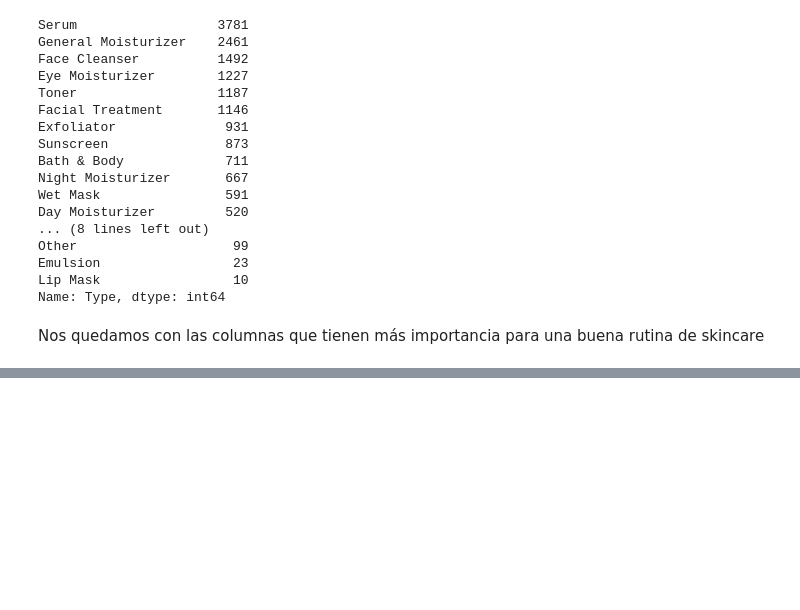
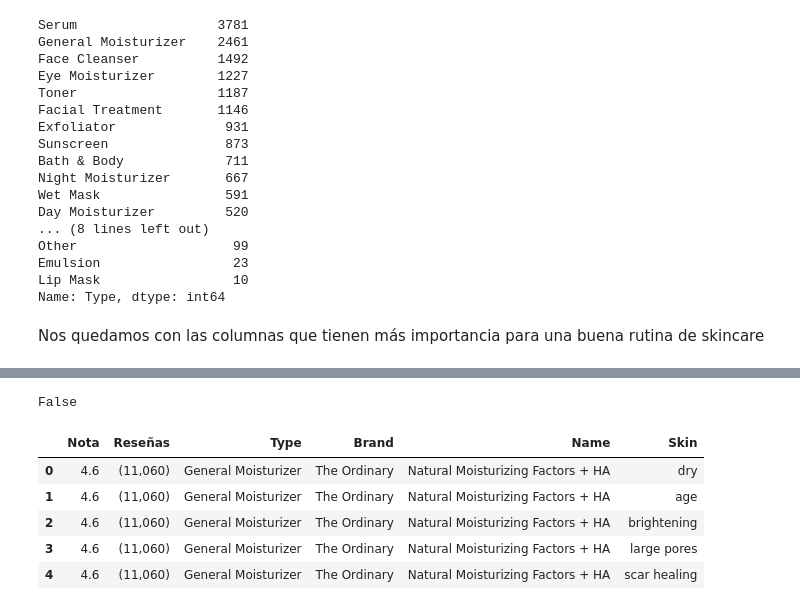
Before and after one commit to cristina-apostol/Skinbot-ML, a Jupyter notebook: Limpieza datos.ipynb, the cells around one changed output, grey strips where cells are left out. Cells and saved outputs as stored; diff of their text form; code cells hidden in the pictures; blank space fills up the shorter version.

```diff
--- a/Limpieza datos.ipynb
+++ b/Limpieza datos.ipynb
@@ -649,0 +589,2 @@ TypeError: object of type 'NoneType' has no len()
+# %%
+rev = pd.DataFrame(reviews)
@@ -649,0 +620,17 @@ TypeError: object of type 'NoneType' has no len()
+# %%
+total = pd.merge(rev , skincare, on ='Producto')
+# %%
+total.duplicated().any()
+# %% [output]
+False
+# %%
+total = total.drop(['Producto', 'Nombre encontrado'], axis=1)
+# %%
+total.head()
+# %% [output]
+|  | Nota | Reseñas | Type | Brand | Name | Skin |
+| 0 | 4.6 | (11,060) | General Moisturizer | The Ordinary | Natural Moisturizing Factors + HA | dry |
+| 1 | 4.6 | (11,060) | General Moisturizer | The Ordinary | Natural Moisturizing Factors + HA | age |
+| 2 | 4.6 | (11,060) | General Moisturizer | The Ordinary | Natural Moisturizing Factors + HA | brightening |
+| 3 | 4.6 | (11,060) | General Moisturizer | The Ordinary | Natural Moisturizing Factors + HA | large pores |
+| 4 | 4.6 | (11,060) | General Moisturizer | The Ordinary | Natural Moisturizing Factors + HA | scar healing |
```
Also changed, not shown: parts of 11 cells of this notebook, 2 other files.
